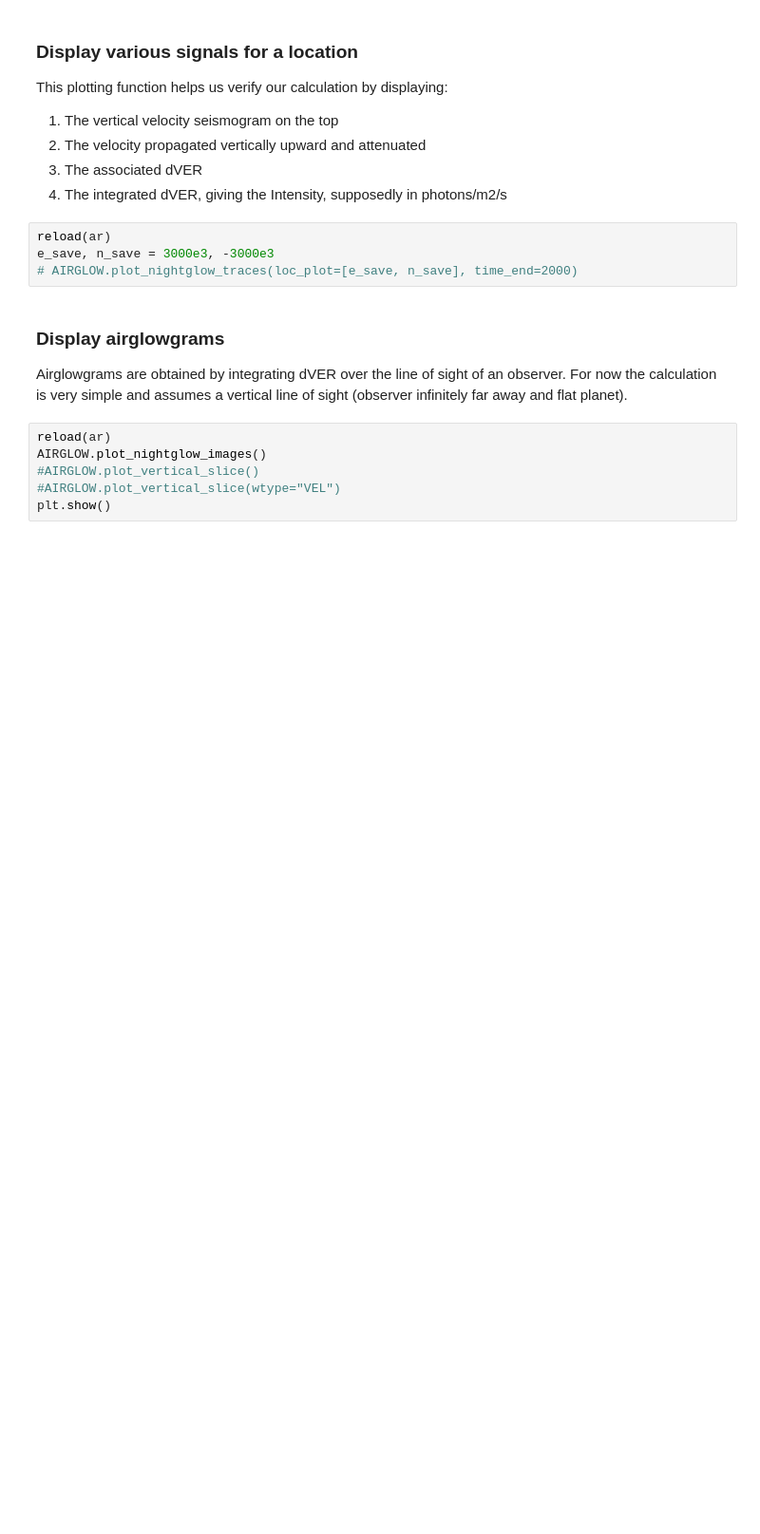
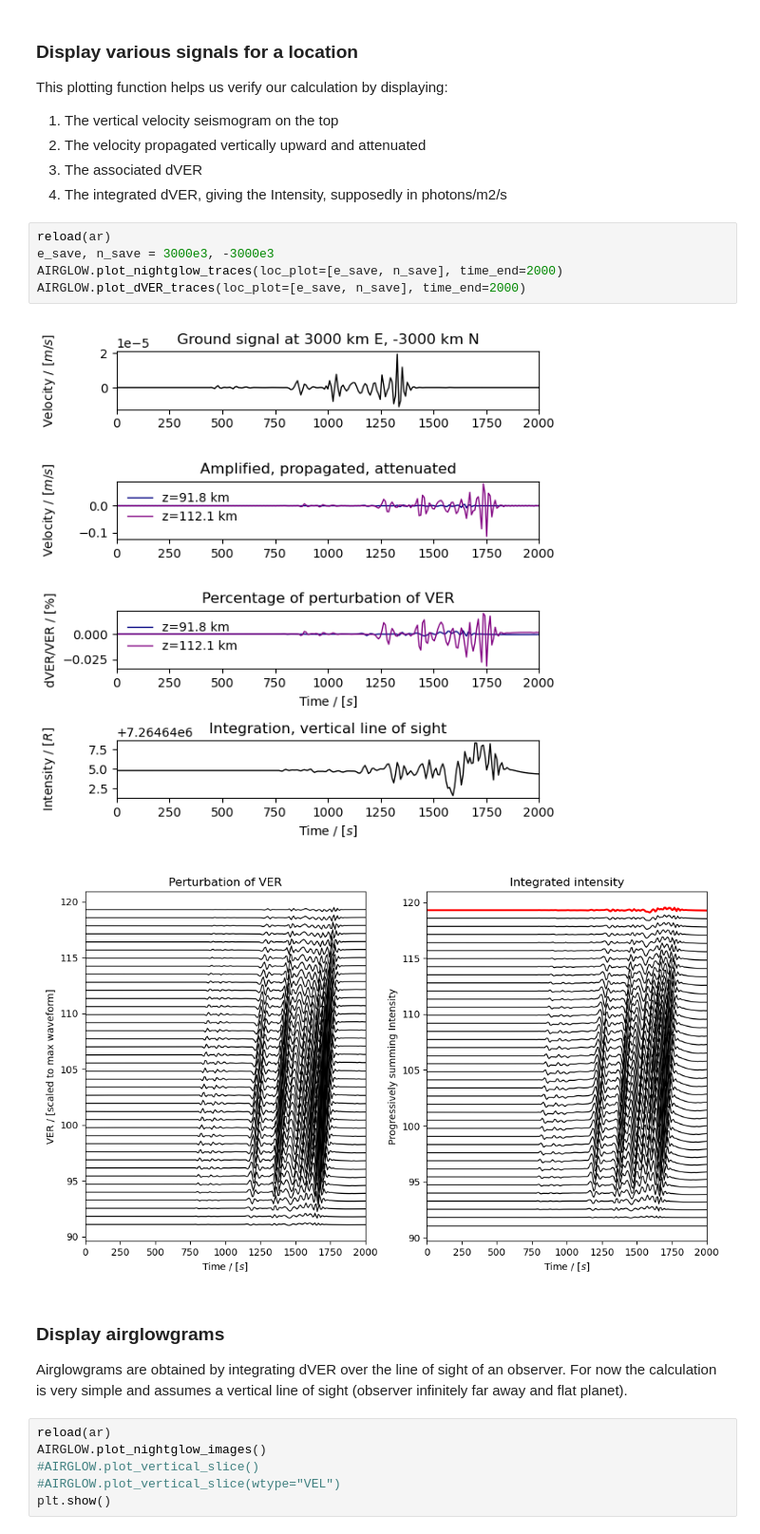
Before and after one commit to QuentinBrissaud/airglow_model, a Jupyter notebook: Test_method.ipynb, the cells around one changed output. Shown at 95% size. Drawn from its saved outputs; the diff is of its cells as text; blank space fills up the shorter version.

```diff
--- a/Test_method.ipynb
+++ b/Test_method.ipynb
@@ -145,7 +144,11 @@ This plotting function helps us verify our calculation by displaying:
 # %%
 reload(ar)
 e_save, n_save = 3000e3, -3000e3
-# AIRGLOW.plot_nightglow_traces(loc_plot=[e_save, n_save], time_end=2000)
+AIRGLOW.plot_nightglow_traces(loc_plot=[e_save, n_save], time_end=2000)
+AIRGLOW.plot_dVER_traces(loc_plot=[e_save, n_save], time_end=2000)
+# %% [output]
+[figure, added]
+[figure, added]
 # %% [markdown]
 ### Display airglowgrams
 Airglowgrams are obtained by integrating dVER over the line of sight of an observer.
```
Also changed, not shown: parts of 3 cells of this notebook, 5 other files.
